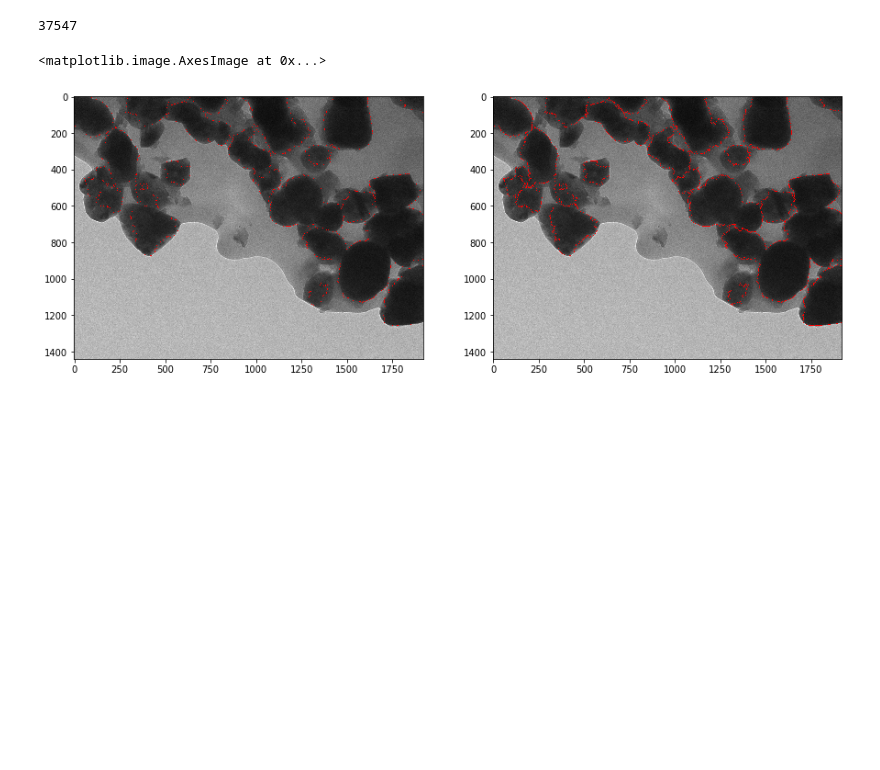
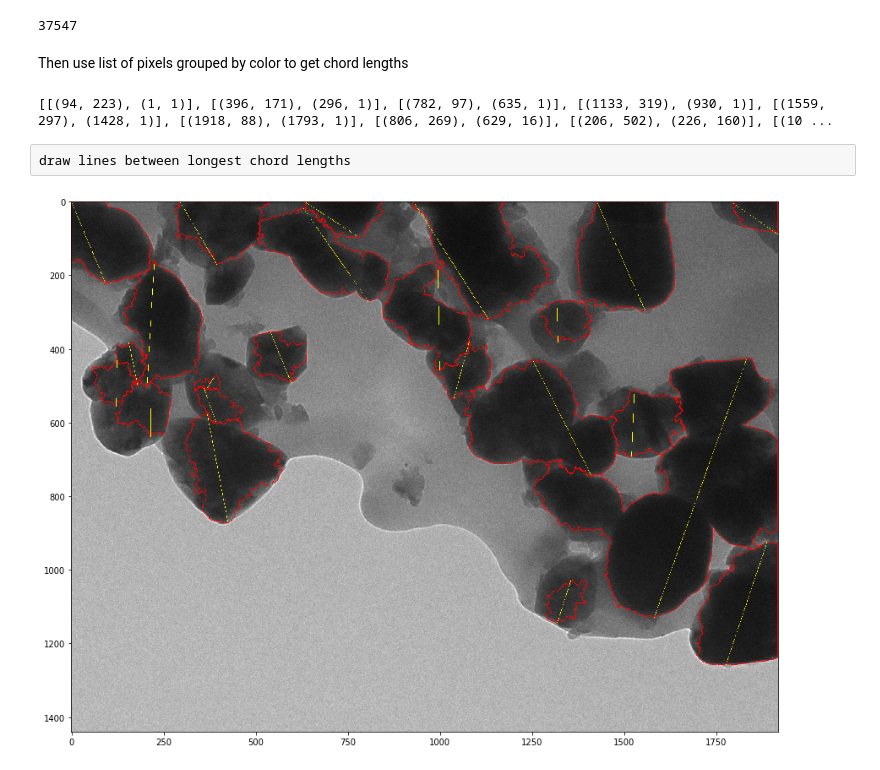
Before and after one commit to akshaytrikha/BTO-TEM-Processing, a Jupyter notebook: tem.ipynb, the cells around one changed output. Saved outputs shown, nothing was run; the diff lists cells and outputs as text; code cells hidden in the pictures; blank space fills up the shorter version.

Commit message:
max chord lengths after watershed

```diff
--- a/tem.ipynb
+++ b/tem.ipynb
@@ -325,11 +340,54 @@ for row in range(1, len(watershed_markers)-1):
 print(contour_size)
 # %% [output]
 37547
-# %%
-fig, (ax0, ax1) = plt.subplots(1, 2, figsize=(15,15))
-
-ax0.imshow(color_copy_2)
-ax1.imshow(color_copy_3)
-# %% [output]
-<matplotlib.image.AxesImage at 0x...>
-[figure, removed]
+# %% [markdown]
+Then use list of pixels grouped by color to get chord lengths
+# %%
+# remove -1 key from contour_colors because it represents bad contours drawn by cv.watershed()
+del contour_colors[-1]
+
+def pixel_distance(pixel1, pixel2):
+    return np.power(np.power(pixel1[0] - pixel2[0], 2) + np.power(pixel1[1] - pixel2[1], 2), 0.5)
+
+# loop through pixels colored with 2
+# for pixel in contour_colors[2]:
+#     distances
+
+# test = [(1, 1), (1, 2), (1, 3), (1, 4), (1, 5)]
+
+test = contour_colors[10]
+
+best_pairs = []
+# loop through all colors
+for color in contour_colors:
+    # loop through all pixels in a color
+    color_pixels = contour_colors[color]
+    for i in range(len(color_pixels)):
+        max = 0
+        for j in range(len(color_pixels[i:])):
+            distance = pixel_distance(color_pixels[i], color_pixels[j])
+            if distance > max:
+                max = distance
+                best_pair = [color_pixels[i], color_pixels[j]]
+    # keep track of longest chord length pair for each color
+    best_pairs += [best_pair]
+
+print(best_pairs)
+# %% [output]
+[[(94, 223), (1, 1)], [(396, 171), (296, 1)], [(782, 97), (635, 1)], [(1133, 319), (930, 1)], [(1559, 297), (1428, 1)], [(1918, 88), (1793, 1)], [(806, 269), (629, 16)], [(206, 502), (226, 160)], [(10 ...
+# %% [raw]
+draw lines between longest chord lengths
+# %%
+fig, axs = plt.subplots(1, 1, figsize=(15,15))
+
+# copy input image
+# color_copy_4 = color_image.copy()
+
+for best_pair in best_pairs:
+    cv.line(color_copy_3, best_pair[0], best_pair[1], [255,255,0])
+
+axs.imshow(color_copy_3)
+
+plt.savefig("lines.png", dpi=500)
+# %% [output]
+[figure, added]
```
Also changed, not shown: parts of 7 cells of this notebook, 1 other file.
